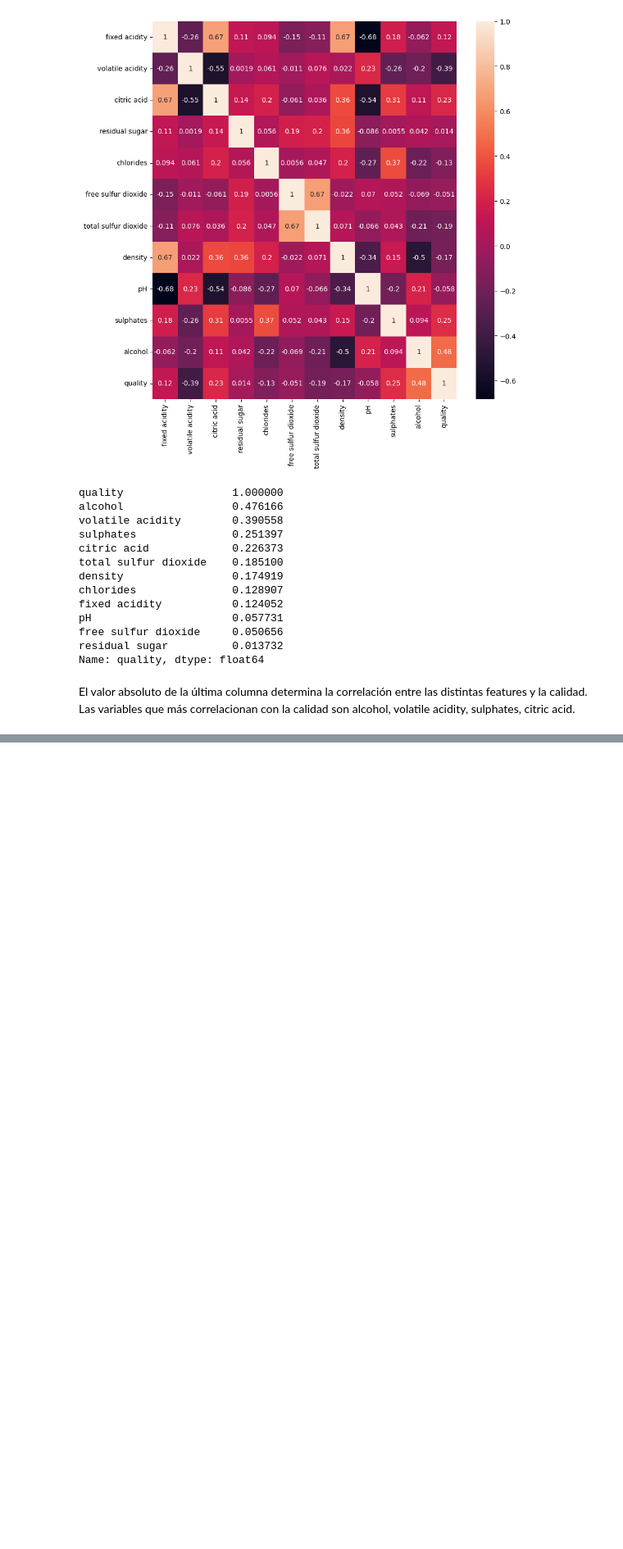
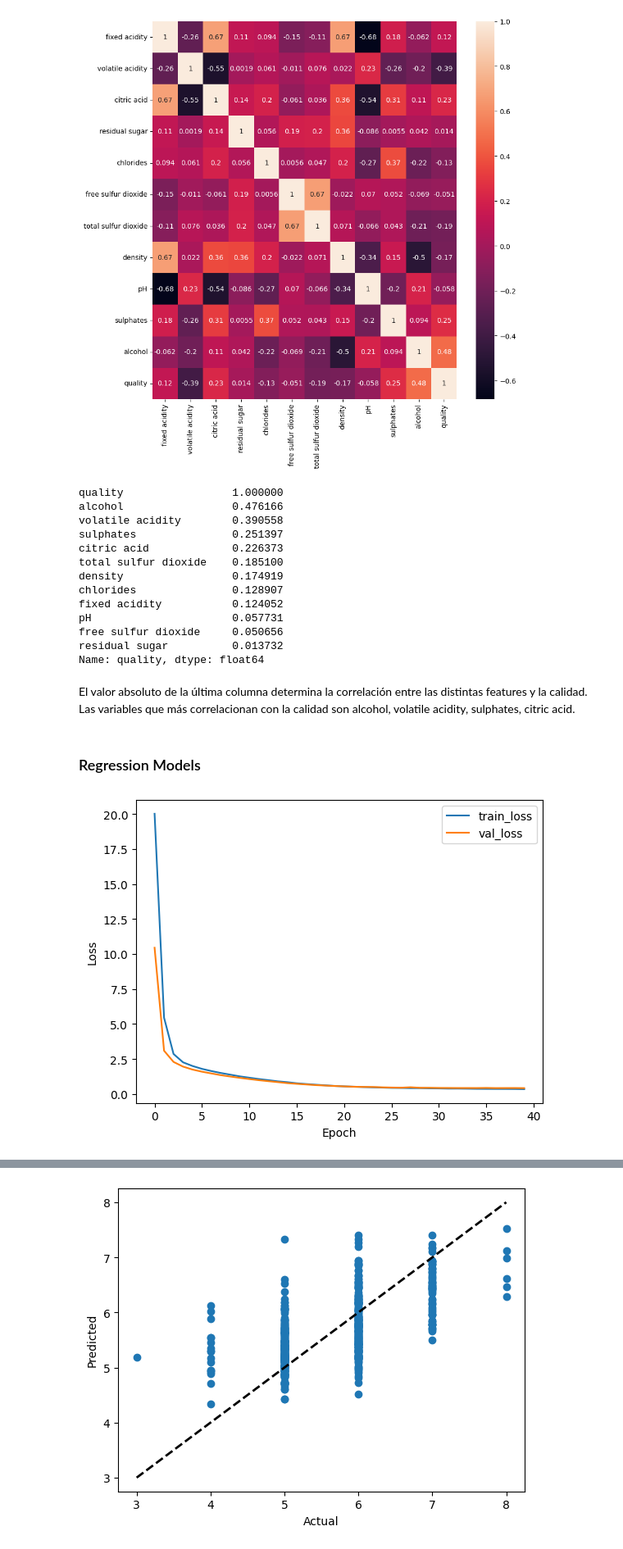
Before and after one commit to leopoldoagorio/Challenges, a Jupyter notebook: VinhoVerde.ipynb, the cells around one changed output, grey strips where cells are left out. Shown: that part at 82% size. Cells and saved outputs as stored; diff of their text form; code cells hidden in the pictures; blank space fills up the shorter version.

```diff
--- a/VinhoVerde.ipynb
+++ b/VinhoVerde.ipynb
@@ -262,3 +262,70 @@ Name: quality, dtype: float64
 # %% [markdown]
 El valor absoluto de la última columna determina la correlación entre las distintas features y la calidad.
 Las variables que más correlacionan con la calidad son alcohol, volatile acidity, sulphates, citric acid.
+# %% [markdown]
+### Regression Models
+# %%
+# split the data into training and test sets (70% training, 30% test)
+from sklearn.model_selection import train_test_split
+from sklearn.linear_model import LinearRegression
+from sklearn.metrics import mean_squared_error
+from sklearn.preprocessing import StandardScaler
+#import sequential
+from tensorflow.keras.models import Sequential
+from tensorflow.keras.layers import Dense
+
+
+train, test = train_test_split(df, test_size=0.3, random_state=42)
+
+# define the features and the target
+features = ['fixed acidity', 'volatile acidity', 'citric acid', 'residual sugar', 'chlorides', 'free sulfur dioxide', 'total sulfur dioxide', 'density', 'pH', 'sulphates', 'alcohol']
+target = 'quality'
+
+# create the training and test sets
+X_train = train[features]
+y_train = train[target]
+X_test = test[features]
+y_test = test[target]
+
+# create the scaler
+scaler = StandardScaler()
+
+# fit the scaler to the training data
+scaler.fit(X_train)
+
+# transform the training and test data using the scaler
+X_train_scaled = scaler.transform(X_train)
+X_test_scaled = scaler.transform(X_test)
+
+# create the model and train it using the scaled data
+model = Sequential()
+model.add(Dense(64, input_dim=len(features), activation='relu'))
+model.add(Dense(32, activation='relu'))
+model.add(Dense(1, activation='linear'))
+
+model.compile(loss='mean_squared_error', optimizer='adam', metrics=['mean_squared_error'])
+
+history = model.fit(X_train_scaled, y_train, epochs=40, batch_size=32, verbose=0, validation_data=(X_test_scaled, y_test))
+
+# plot the training and validation loss
+plt.plot(history.history['loss'], label='train_loss')
+plt.plot(history.history['val_loss'], label='val_loss')
+plt.legend()
+plt.xlabel('Epoch')
+plt.ylabel('Loss')
+plt.show()
+
+# plot the predicted vs actual values for the test set
+y_pred = model.predict(X_test_scaled)
+
+plt.scatter(y_test, y_pred)
+plt.plot([y_test.min(), y_test.max()], [y_test.min(), y_test.max()], 'k--', lw=2)
+plt.xlabel('Actual')
+plt.ylabel('Predicted')
+plt.show()
+
+# print RMSE for training and test sets
+print('RMSE for training set: ', np.sqrt(mean_squared_error(y_train, model.predict(X_train_scaled))))
+print('RMSE for test set: ', np.sqrt(mean_squared_error(y_test, model.predict(X_test_scaled))))
+# %% [output]
+[figure, added]
@@ -264,0 +333 @@ Las variables que más correlacionan con la calidad son alcohol, volatile acidit
+[figure, added]
```
Also changed, not shown: parts of 4 cells of this notebook.
